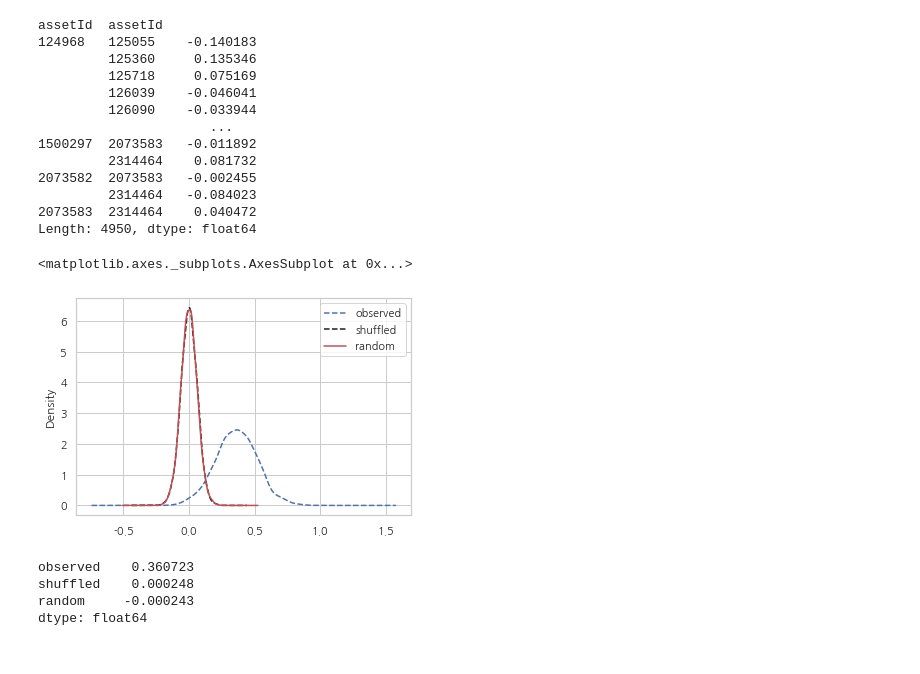
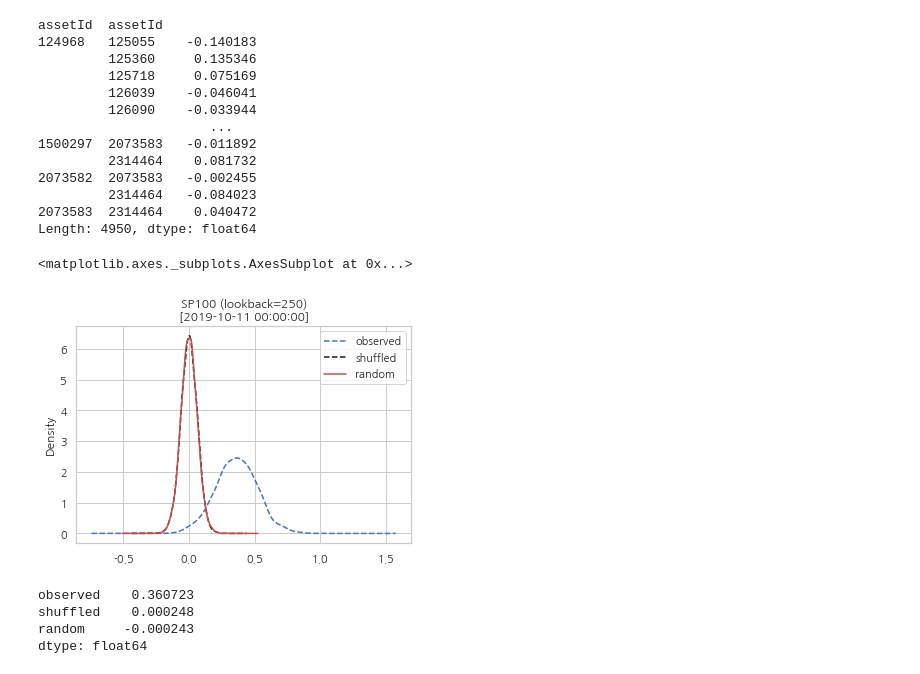
Before and after one commit to dnokes/DATA_698, a Jupyter notebook: notebooks/prototyping/DATA_698_Test_MSTs_Docker_Test.ipynb, the cells around one changed output. Cells and saved outputs as stored; diff of their text form; code cells hidden in the pictures.

Commit message:
fix function to plot correlation distributions

```diff
--- a/notebooks/prototyping/DATA_698_Test_MSTs_Docker_Test.ipynb
+++ b/notebooks/prototyping/DATA_698_Test_MSTs_Docker_Test.ipynb
@@ -473,10 +473,11 @@ for dateTime in rollingCorrelation.index.levels[0]:
 # %%
 flatCorrelations=concatFlatCorrelations(flatCC,flatShuffledCC,flatRandomCC)
 # %%
-flatCorrelations.plot(kind='kde',style=['b--','k--','r-'])
+flatCorrelations.plot(kind='kde',style=['b--','k--','r-'],
+    title=universe+' (lookback='+str(lookback)+')'+'\n['+str(dateTime)+']')
 # %% [output]
 <matplotlib.axes._subplots.AxesSubplot at 0x...>
-[figure, old version]
+[figure, new version]
 # %%
 flatCorrelations.mean(axis=0)
 # %% [output]
```
